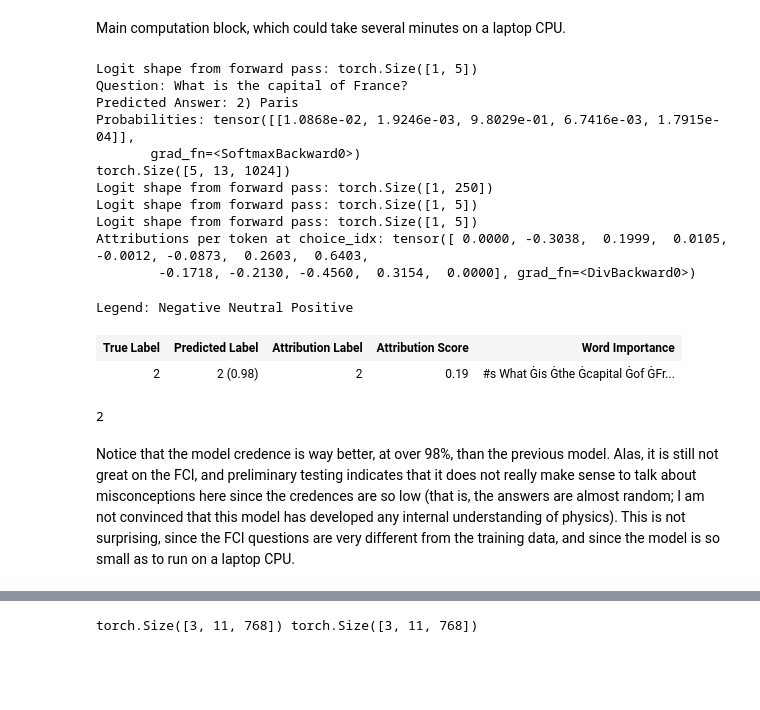
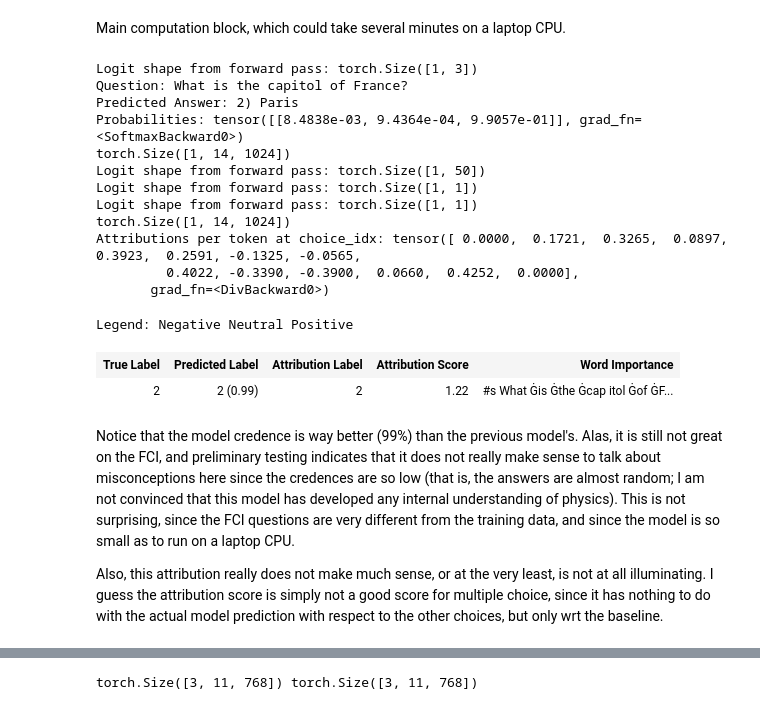
Before and after one commit to 5an0j/Circuits-INTED-2025, a Jupyter notebook: Code/MultipleChoice/FINAL_Captum_Attr_BERT.ipynb, the cells around one changed output, grey strips where cells are left out. Drawn from its saved outputs; the diff is of its cells as text; code cells hidden in the pictures; blank space fills up the shorter version.

```diff
--- a/Code/MultipleChoice/FINAL_Captum_Attr_BERT.ipynb
+++ b/Code/MultipleChoice/FINAL_Captum_Attr_BERT.ipynb
@@ -221,7 +284,7 @@ vis = viz.VisualizationDataRecord(
                         torch.max(probs),           # prediction probability
                         torch.argmax(probs),        # predicted class
                         ground_truth_idx,           # ground truth class
-                        str(choice_idx),            # attributing to this class
+                        choice_idx,                 # attributing to this class
                         token_attributions.sum(),   # summed attribution score
                         tokens,                     # tokens for the question and choice
                         delta,                      # convergence delta
@@ -241,6 +311,8 @@ This short section adds nothing new, but collects the above in a convenience fun
 # %%
-# Nothing new here, just importing the RoBERTa model. We use the question and choices from before.
+# Nothing new here, just importing the RoBERTa model. We use the question and choices from before, just reformatted to a RACE-like format
 from transformers import RobertaTokenizer, RobertaForMultipleChoice
+
+roberta_question = "What is the capitol of France?" # we try to format the question like the model traning data
 
 # Load model and tokenizer
 model_name = "LIAMF-USP/roberta-large-finetuned-race"
@@ -255,16 +329,37 @@ model.zero_grad()
+# %%
+def forward_func_MpC_logit(inputs_embeds, attention_mask, token_type_ids=None):
+    """Custom forward pass for Captum Integrated Gradients. Here with logits, so only pass the relevant choice input (shape [1, seq_len]).
+    Some models (eg. RoBERTa) do not use token_type_ids, hence the optional parameter."""
+
+    # Reshaping for multiple choice compatibility
+    inputs_embeds = inputs_embeds.unsqueeze(0) # If attributing the embedding layer, this will be different, see below.
+    attention_mask = attention_mask.unsqueeze(0)
+    if token_type_ids is not None: token_type_ids = token_type_ids.unsqueeze(0)
+
+    logit = model(
+        inputs_embeds=inputs_embeds,
+        attention_mask=attention_mask,
+        token_type_ids=token_type_ids
+    ).logits
+
+    if cfg.debug: print("Logit shape from forward pass:", logit.shape)
+    return logit # normalizing to differentiate choices (this is maybe not a good idea, it causes to much coupling / instability)
 # %% [markdown]
 All-in-one convenience wrapper:
 # %%
-def do_everything(forward_func, layer, question=question, choices=choices, ground_truth_idx=ground_truth_idx, tokenizer=tokenizer, type_tokens=False, n_steps=50):
+def do_everything(forward_func, tokenizer, embed_layer, question=question, choices=choices, ground_truth_idx=ground_truth_idx, type_tokens=False, n_steps=50, ids=False, attr_layer=None):
     """A quick function to do everything we have implemented so far: tokenize, make prediction, compute attributions and visualize."""
     # Tokenize for multiple choice and get input ids, attention masks, WITHOUT token type ids (if token_types=False),
     # and make prediction to get logits and choice index
-    input_ids, inputs_embeds, attention_masks, token_type_ids, probs, choice_idx = get_encoding_and_predict(question, choices, tokenizer, layer, type_tokens=type_tokens)
-    ref_inputs_embeds = get_baseline(tokenizer, input_ids, choice_idx, layer)
+    input_ids, inputs_embeds, attention_masks, token_type_ids, probs, choice_idx = get_encoding_and_predict(question, choices, tokenizer, embed_layer, type_tokens=type_tokens, print_output=cfg.debug)
+    ref_inputs_embeds = get_baseline(tokenizer, input_ids, choice_idx, embed_layer, ids=ids)
+
+    if type_tokens: token_type_ids = token_type_ids[choice_idx].unsqueeze(0)
+    if ids: inputs_embeds = input_ids # the ids-bool sends embeds to ids if True; this is not important
 
     # Compute attributition at choice idx
     token_attributions, delta = get_token_attributions(
-        forward_func, choice_idx, inputs_embeds, ref_inputs_embeds, attention_masks, token_type_ids, n_steps=n_steps,
+        forward_func, 0, inputs_embeds[choice_idx].unsqueeze(0), ref_inputs_embeds[choice_idx].unsqueeze(0), attention_masks[choice_idx].unsqueeze(0), token_type_ids, n_steps=n_steps, attr_layer=attr_layer
     )
 
     # Visualize
@@ -275,38 +370,38 @@ def do_everything(forward_func, layer, question=question, choices=choices, groun
                         torch.max(probs),           # prediction probability
                         torch.argmax(probs),        # predicted class
                         ground_truth_idx,           # ground truth class
-                        str(choice_idx),            # attributing to this class
+                        choice_idx,            # attributing to this class
                         token_attributions.sum(),   # summed attribution score
                         tokens,                     # tokens for the question and choice
                         delta,                      # convergence delta
     )
 
     viz.visualize_text([vis])
-
-    return choice_idx
 # %% [markdown]
 Main computation block, which could take several minutes on a laptop CPU.
 # %%
 # Compute attributions for RoBERTa
-layer = model.roberta.embeddings
-do_everything(forward_func_MpC, layer)
+embed_layer = model.roberta.embeddings
+do_everything(forward_func_MpC_logit, tokenizer, embed_layer, question=roberta_question) # note: the attribution goes negative around n=20, here it is unstable: bad result
 # %% [output]
-Logit shape from forward pass: torch.Size([1, 5])
-Question: What is the capital of France?
+Logit shape from forward pass: torch.Size([1, 3])
+Question: What is the capitol of France?
 Predicted Answer: 2) Paris
-Probabilities: tensor([[1.0868e-02, 1.9246e-03, 9.8029e-01, 6.7416e-03, 1.7915e-04]],
-       grad_fn=<SoftmaxBackward0>)
-torch.Size([5, 13, 1024])
-Logit shape from forward pass: torch.Size([1, 250])
-Logit shape from forward pass: torch.Size([1, 5])
-Logit shape from forward pass: torch.Size([1, 5])
-Attributions per token at choice_idx: tensor([ 0.0000, -0.3038,  0.1999,  0.0105, -0.0012, -0.0873,  0.2603,  0.6403,
-        -0.1718, -0.2130, -0.4560,  0.3154,  0.0000], grad_fn=<DivBackward0>)
+Probabilities: tensor([[8.4838e-03, 9.4364e-04, 9.9057e-01]], grad_fn=<SoftmaxBackward0>)
+torch.Size([1, 14, 1024])
+Logit shape from forward pass: torch.Size([1, 50])
+Logit shape from forward pass: torch.Size([1, 1])
+Logit shape from forward pass: torch.Size([1, 1])
+torch.Size([1, 14, 1024])
+Attributions per token at choice_idx: tensor([ 0.0000,  0.1721,  0.3265,  0.0897,  0.3923,  0.2591, -0.1325, -0.0565,
+         0.4022, -0.3390, -0.3900,  0.0660,  0.4252,  0.0000],
+       grad_fn=<DivBackward0>)
 Legend: Negative Neutral Positive
 | True Label | Predicted Label | Attribution Label | Attribution Score | Word Importance |
-| 2 | 2 (0.98) | 2 | 0.19 | #s What Ġis Ġthe Ġcapital Ġof ĠFr... |
+| 2 | 2 (0.99) | 2 | 1.22 | #s What Ġis Ġthe Ġcap itol Ġof ĠF... |
-2
 # %% [markdown]
-Notice that the model credence is way better, at over 98%, than the previous model. Alas, it is still not great on the FCI, and preliminary testing indicates that it does not really make sense to talk about misconceptions here since the credences are so low (that is, the answers are almost random; I am not convinced that this model has developed any internal understanding of physics). This is not surprising, since the FCI questions are very different from the training data, and since the model is so small as to run on a laptop CPU.
+Notice that the model credence is way better (99%) than the previous model's. Alas, it is still not great on the FCI, and preliminary testing indicates that it does not really make sense to talk about misconceptions here since the credences are so low (that is, the answers are almost random; I am not convinced that this model has developed any internal understanding of physics). This is not surprising, since the FCI questions are very different from the training data, and since the model is so small as to run on a laptop CPU.
+
+Also, this attribution really does not make much sense, or at the very least, is not at all illuminating. I guess the attribution score is simply not a good score for multiple choice, since it has nothing to do with the actual model prediction with respect to the other choices, but only wrt the baseline.
 # %% [markdown]
 **Note:** The results do not really make sense, as I get negative attr scores with bert. This indicates that the baseline is more likely than the correct result; either my BERT is really very bad, or something is off. With the Roberta, another strange thing ocurs; paris gives a negative contribution, instead the separator contributes. Look it over later.
```
Also changed, not shown: parts of 54 cells of this notebook.
